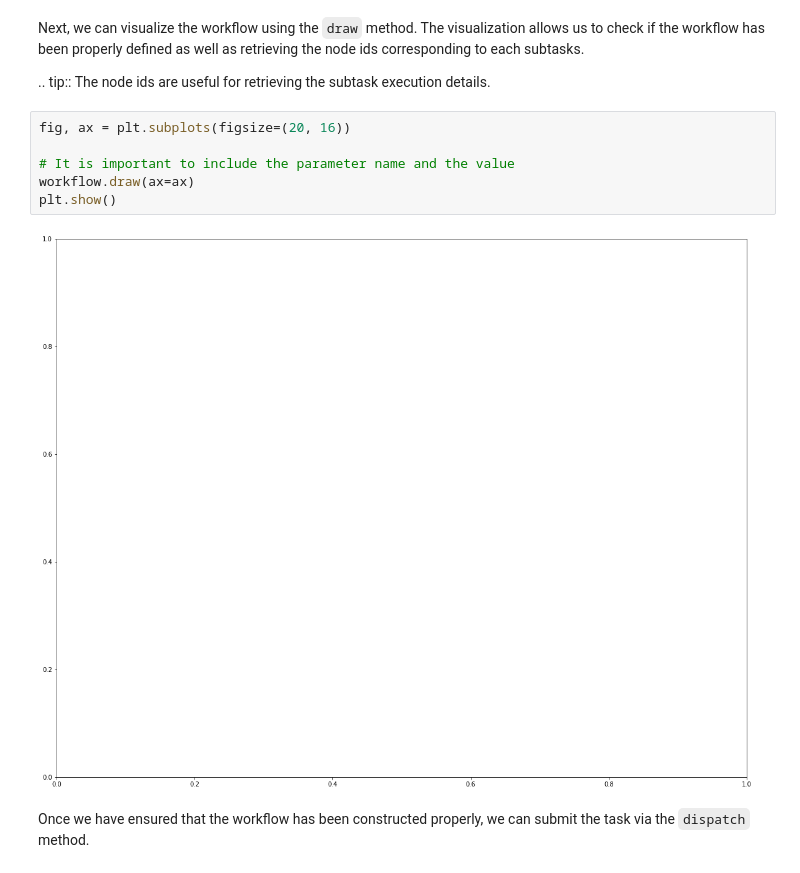
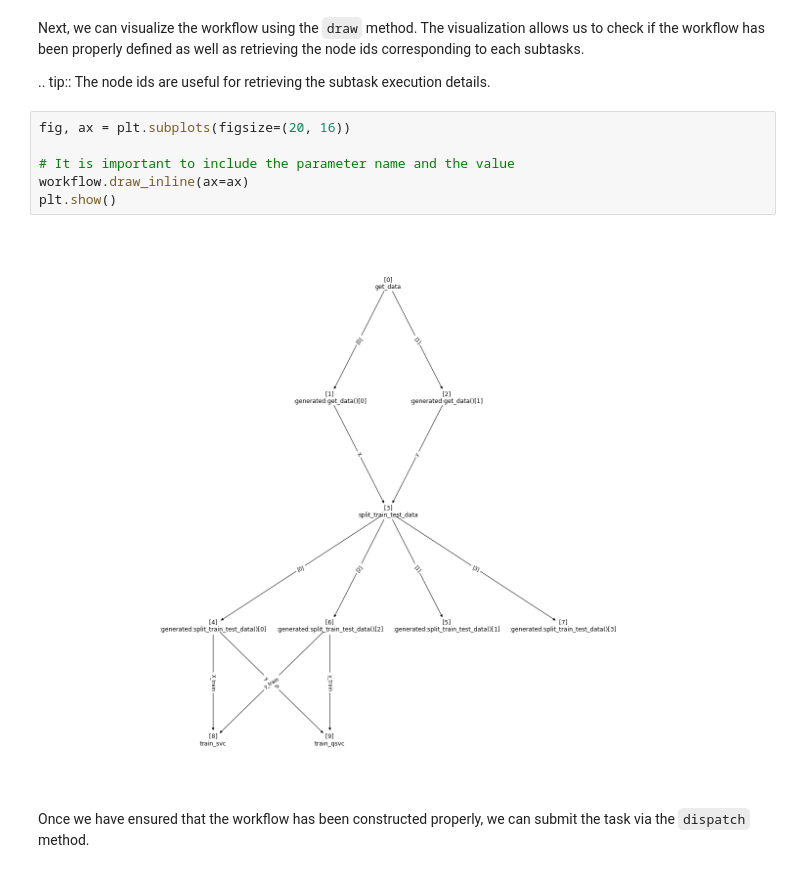
Before and after one commit to AgnostiqHQ/covalent, a Jupyter notebook: doc/source/tutorials/machine_learning/classical_quantum_svm.ipynb, the cells around one changed output. Cells and saved outputs as stored; diff of their text form.

```diff
--- a/doc/source/tutorials/machine_learning/classical_quantum_svm.ipynb
+++ b/doc/source/tutorials/machine_learning/classical_quantum_svm.ipynb
@@ -108,11 +108,11 @@ Next, we can visualize the workflow using the `draw` method. The visualization a
 # %%
 fig, ax = plt.subplots(figsize=(20, 16))
 
 # It is important to include the parameter name and the value
-workflow.draw(ax=ax)
+workflow.draw_inline(ax=ax)
 plt.show()
 # %% [output]
-[figure, old version]
+[figure, new version]
 # %% [markdown]
 Once we have ensured that the workflow has been constructed properly, we can submit the task via the `dispatch` method.
 # %%
```
Also changed, not shown: 3 other files.
